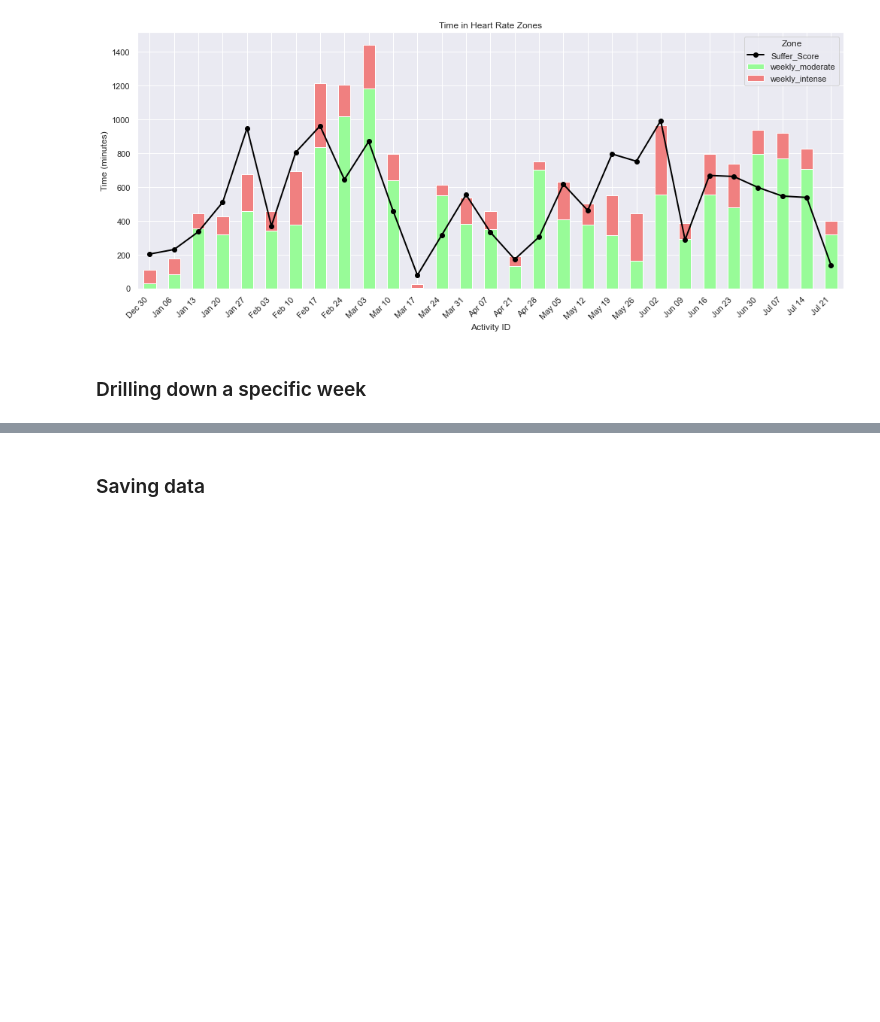
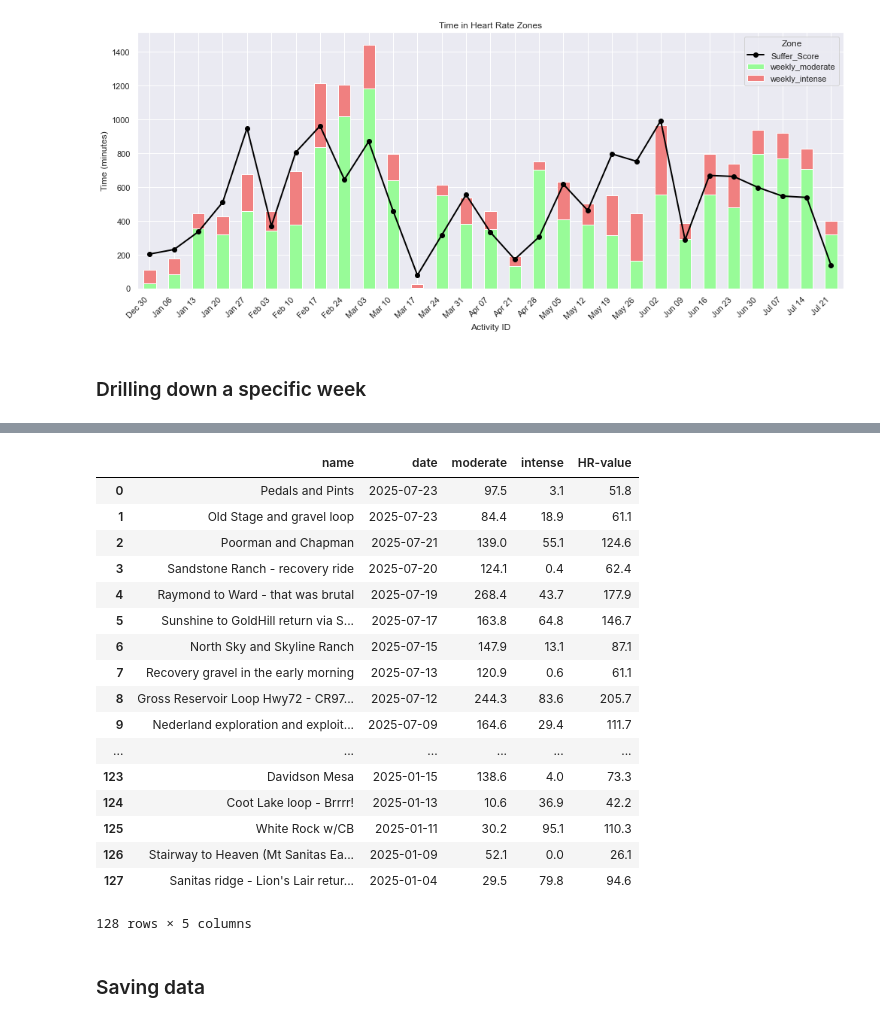
Before and after one commit to edterrell/healthy_heart, a Jupyter notebook: strava_API.ipynb, the cells around one changed output, grey strips where cells are left out. Saved outputs shown, nothing was run; the diff lists cells and outputs as text; code cells hidden in the pictures; blank space fills up the shorter version.

```diff
--- a/strava_API.ipynb
+++ b/strava_API.ipynb
@@ -444,10 +441,29 @@ zone_week_df.sort_values('start_date',ascending=False)[['name','date','Zone1', '
 # %%
 # Set number of rows to display
 pd.set_option('display.max_rows', 20) #if set to None this will show all
 pd.set_option('display.min_rows', 20)  # adjust to help override auto-truncation
 
-strava_zone_df[['name','date','intense']]
+strava_zone_df[['name','date','moderate','intense','HR-value']]
 pd.reset_option('display.max_rows')
+# %% [output]
+|  | name | date | moderate | intense | HR-value |
+| 0 | Pedals and Pints | 2025-07-23 | 97.5 | 3.1 | 51.8 |
+| 1 | Old Stage and gravel loop | 2025-07-23 | 84.4 | 18.9 | 61.1 |
+| 2 | Poorman and Chapman | 2025-07-21 | 139.0 | 55.1 | 124.6 |
+| 3 | Sandstone Ranch - recovery ride | 2025-07-20 | 124.1 | 0.4 | 62.4 |
+| 4 | Raymond to Ward - that was brutal | 2025-07-19 | 268.4 | 43.7 | 177.9 |
+| 5 | Sunshine to GoldHill return via S... | 2025-07-17 | 163.8 | 64.8 | 146.7 |
+| 6 | North Sky and Skyline Ranch | 2025-07-15 | 147.9 | 13.1 | 87.1 |
+| 7 | Recovery gravel in the early morning | 2025-07-13 | 120.9 | 0.6 | 61.1 |
+| 8 | Gross Reservoir Loop Hwy72 - CR97... | 2025-07-12 | 244.3 | 83.6 | 205.7 |
+| 9 | Nederland exploration and exploit... | 2025-07-09 | 164.6 | 29.4 | 111.7 |
+| ... | ... | ... | ... | ... | ... |
+| 123 | Davidson Mesa | 2025-01-15 | 138.6 | 4.0 | 73.3 |
+| 124 | Coot Lake loop - Brrrr! | 2025-01-13 | 10.6 | 36.9 | 42.2 |
+| 125 | White Rock w/CB | 2025-01-11 | 30.2 | 95.1 | 110.3 |
+| 126 | Stairway to Heaven (Mt Sanitas Ea... | 2025-01-09 | 52.1 | 0.0 | 26.1 |
+| 127 | Sanitas ridge - Lion's Lair retur... | 2025-01-04 | 29.5 | 79.8 | 94.6 |
+128 rows × 5 columns
 # %% [markdown]
 ### Saving data
 # %%
```
Also changed, not shown: parts of 14 cells of this notebook, 1 other file.
